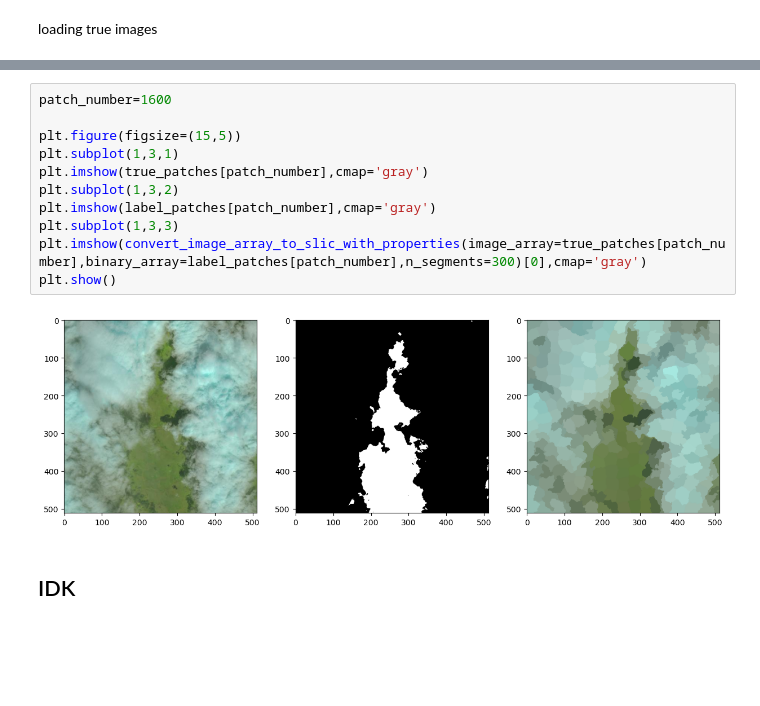
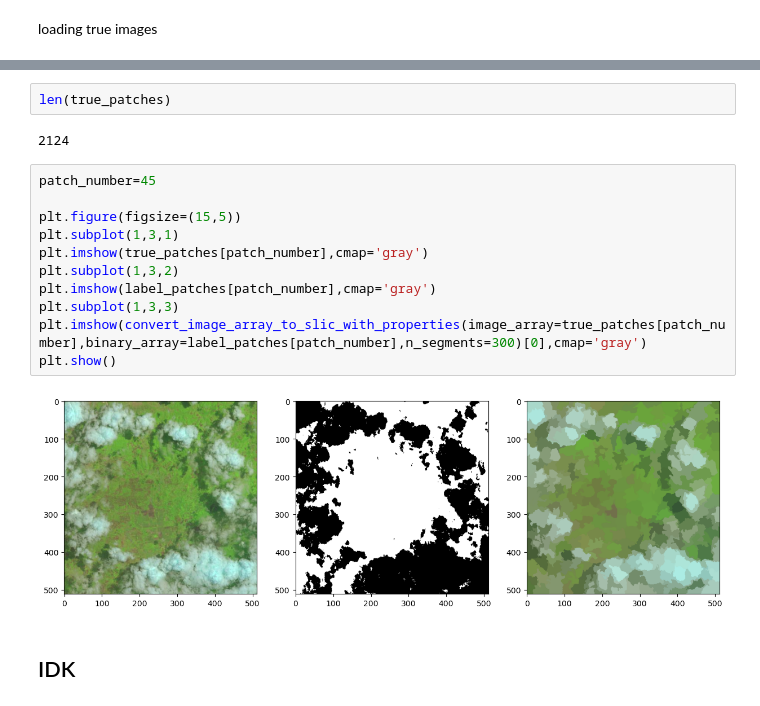
Before and after one commit to SAint7579/ComputerVision_CloudSegmentation, a Jupyter notebook: utils.ipynb, the cells around one changed output, grey strips where cells are left out. Saved outputs shown, nothing was run; the diff lists cells and outputs as text; blank space fills up the shorter version.

```diff
--- a/utils.ipynb
+++ b/utils.ipynb
@@ -135,18 +135,22 @@ for i in range(len(true_dataset)):
             true_patches.append(patch)
             label_patches.append(label_patch)
+# %%
+len(true_patches)
+# %% [output]
+2124
 # %%
-patch_number=1600
+patch_number=45
 
 plt.figure(figsize=(15,5))
 plt.subplot(1,3,1)
 plt.imshow(true_patches[patch_number],cmap='gray')
 plt.subplot(1,3,2)
 plt.imshow(label_patches[patch_number],cmap='gray')
 plt.subplot(1,3,3)
 plt.imshow(convert_image_array_to_slic_with_properties(image_array=true_patches[patch_number],binary_array=label_patches[patch_number],n_segments=300)[0],cmap='gray')
 plt.show()
 # %% [output]
-[figure, old version]
+[figure, new version]
 # %% [markdown]
 ## IDK
 # %%
```
Also changed, not shown: parts of 1 cell of this notebook.
